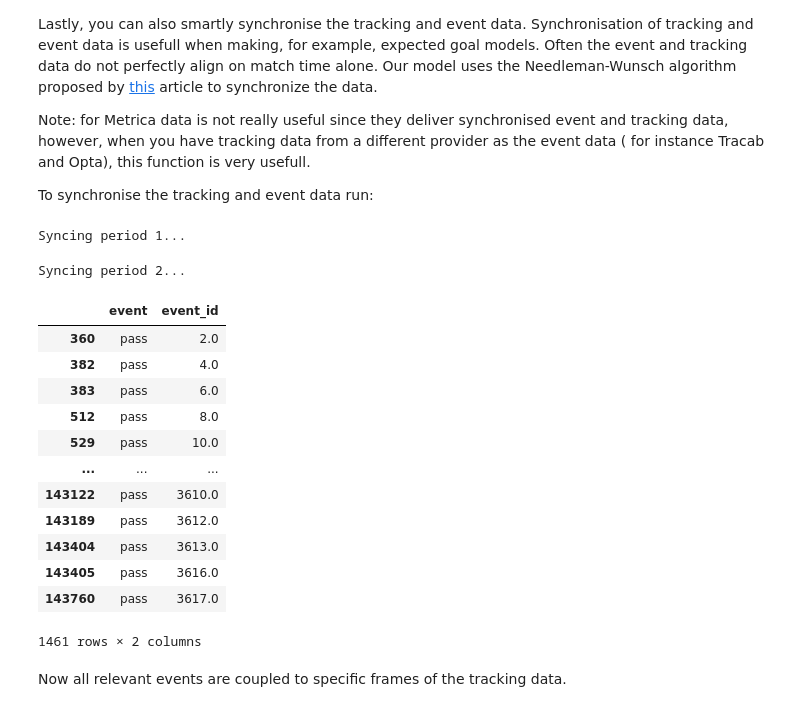
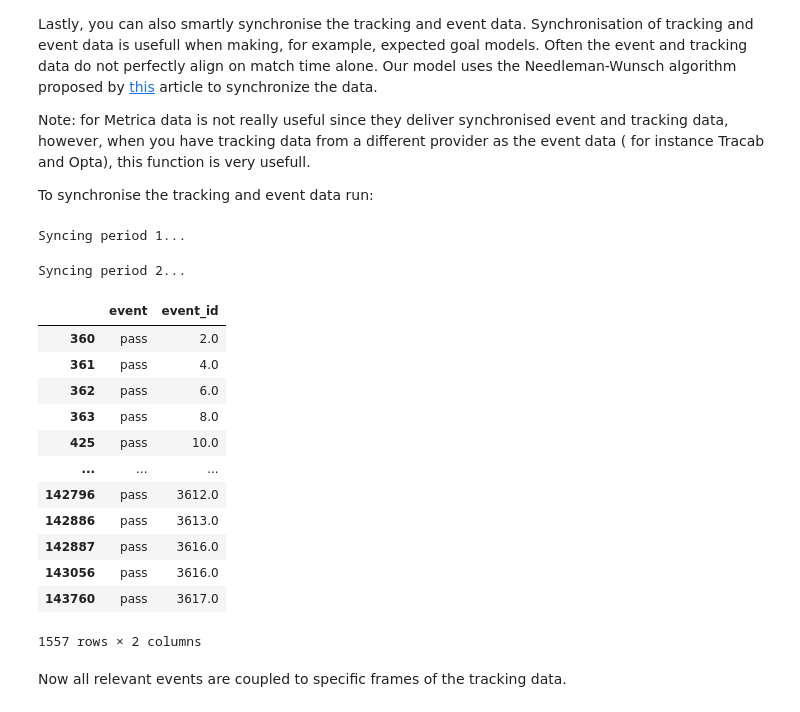
Before and after one commit to Alek050/databallpy, a Jupyter notebook: docs/example.ipynb, the cells around one changed output. Cells and saved outputs as stored; diff of their text form; code cells hidden in the pictures.

```diff
--- a/docs/example.ipynb
+++ b/docs/example.ipynb
@@ -142,23 +141,23 @@ To synchronise the tracking and event data run:
 # %%
 import pandas as pd
 
-match.synchronise_tracking_and_event_data(n_batches_per_half=9)
+match.synchronise_tracking_and_event_data(n_batches_per_half=100)
 match.tracking_data.loc[~pd.isnull(match.tracking_data["event"]), ["event", "event_id"]]
 # %% [output]
 Syncing period 1...
 Syncing period 2...
 |  | event | event_id |
 | 360 | pass | 2.0 |
-| 382 | pass | 4.0 |
-| 383 | pass | 6.0 |
-| 512 | pass | 8.0 |
-| 529 | pass | 10.0 |
+| 361 | pass | 4.0 |
+| 362 | pass | 6.0 |
+| 363 | pass | 8.0 |
+| 425 | pass | 10.0 |
 | ... | ... | ... |
-| 143122 | pass | 3610.0 |
-| 143189 | pass | 3612.0 |
-| 143404 | pass | 3613.0 |
-| 143405 | pass | 3616.0 |
+| 142796 | pass | 3612.0 |
+| 142886 | pass | 3613.0 |
+| 142887 | pass | 3616.0 |
+| 143056 | pass | 3616.0 |
 | 143760 | pass | 3617.0 |
-1461 rows × 2 columns
+1557 rows × 2 columns
 # %% [markdown]
 Now all relevant events are coupled to specific frames of the tracking data.
```
Also changed, not shown: parts of 3 cells of this notebook.
